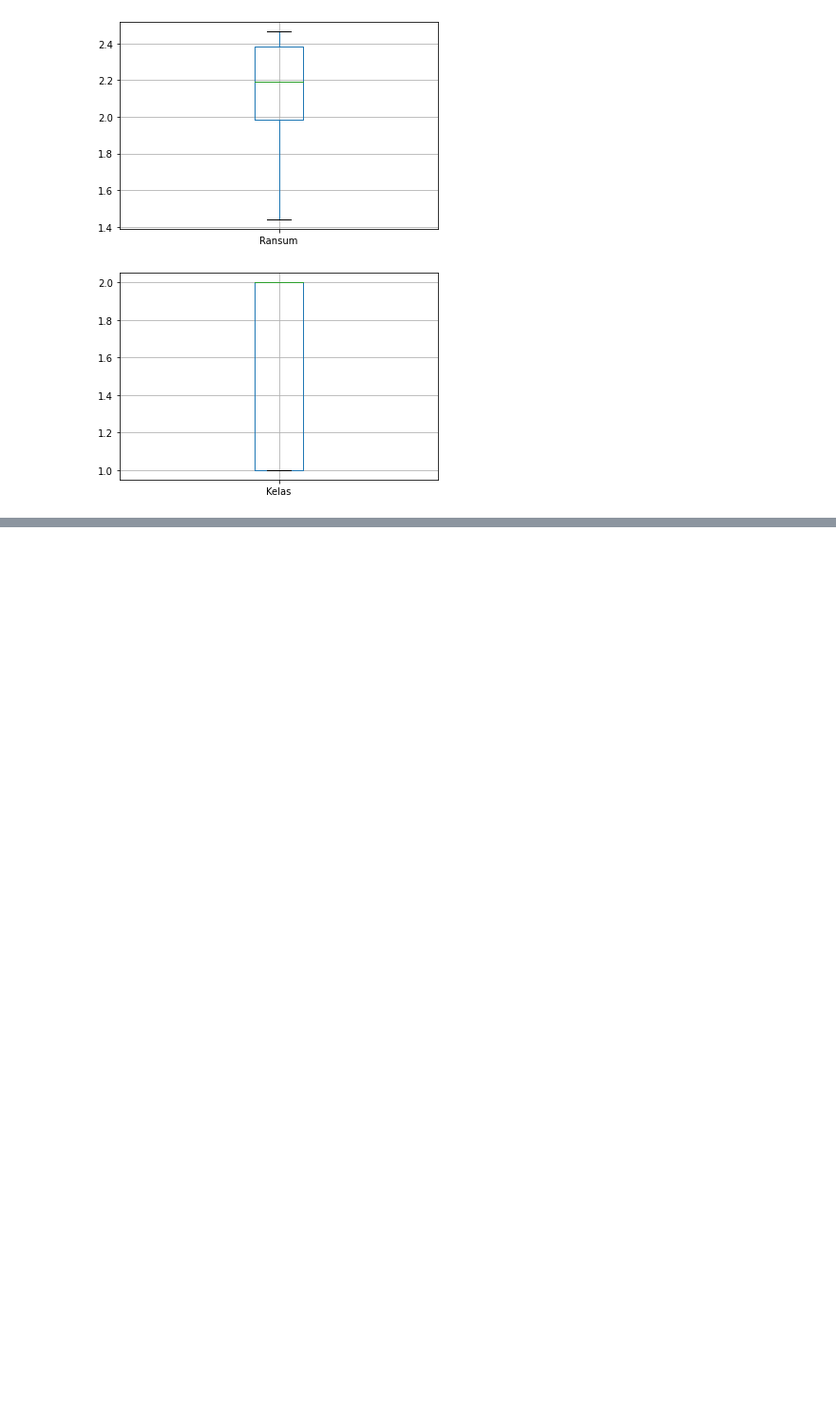
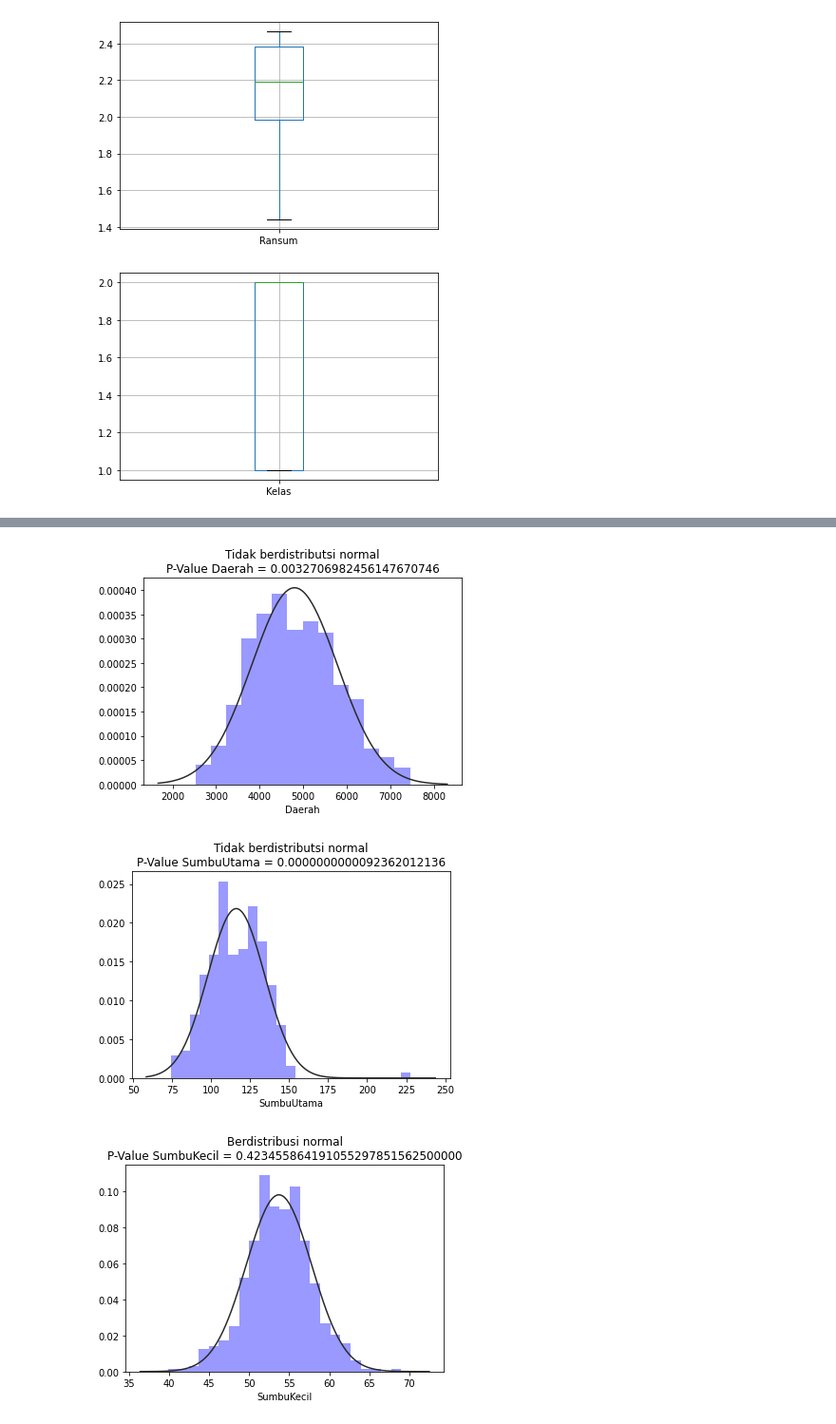
Before and after one commit to benidictusgalihmp/IF2220-Tubes1-Hipotesis, a Jupyter notebook: main.ipynb, the cells around one changed output, grey strips where cells are left out. Shown: that part at 95% size. Saved outputs shown, nothing was run; the diff lists cells and outputs as text; code cells hidden in the pictures; blank space fills up the shorter version.

```diff
--- a/main.ipynb
+++ b/main.ipynb
@@ -31,8 +34,8 @@ datacsv
 # kemudian cari max dari count yang didapat tadi
 # setelah nilai didapat ditambahkan ke dalam array modus
 modus = []
-for column in datacsv:
-    modus.append(datacsv[column].value_counts().idxmax())
+for line in datacsv:
+    modus.append(datacsv[line].value_counts().idxmax())
 
 data = datacsv.describe().T
 data["median"] = data["50%"]
@@ -58,10 +62,10 @@ data
 # %%
 # Soal 2
 # Histogram
-for column in datacsv:
+for line in datacsv:
     pylt.figure()
-    pylt.hist(datacsv[column])
-    pylt.title(column)
+    pylt.hist(datacsv[line])
+    pylt.title(line)
 # %% [output]
 [figure]
 [figure]
@@ -77,9 +81,9 @@ for column in datacsv:
 # %%
 # Soal 2
 # Box plot
-for column in datacsv:
+for line in datacsv:
     pylt.figure()
-    datacsv.boxplot([column])
+    datacsv.boxplot([line])
 # %% [output]
 [figure]
 [figure]
@@ -124,0 +99,27 @@ Nilai korelasi Kelas dengan Kelas : 1.0
+# %%
+# Soal 3
+
+### Keterkaitan dengan boxplot ######################################################
+# Tabel akan berdistribusi normal jika:
+# 1. Tidak ada titik pada diagram boxplot, gambar box harus tepat ditengah
+# 2. Terdapat titik pada diagram boxplot, gambar box harus berada lebih condong
+#    ke titik - titik yang lebih banyak. cth: SumbuKecil
+#
+# Khusus untuk diagram Kelas tidak termasuk distribusi normal karena
+# penyebaran nilai distribusinya tidak seimbang dan terlalu tinggi di satu nilai
+#
+###
+
+for line in datacsv:
+    pylt.figure()
+    sns.distplot(datacsv[line], fit = norm, kde = False, hist = True, color = 'blue')
+
+    # jika nilai P value lebih besar dari 0.05
+    if(shapiro(datacsv[line])[1] > 0.05):
+        pylt.title("Berdistribusi normal\n" + "P-Value " + line + " = " + str("%0.30f" %shapiro(datacsv[line])[1]))
+    else:
+        pylt.title("Tidak berdistributsi normal\n" + "P-Value " + line + " = " + str("%0.22f" %shapiro(datacsv[line])[1]))
+# %% [output]
+[figure, added]
+[figure, added]
+[figure, added]
```
Also changed, not shown: parts of 15 cells of this notebook.
